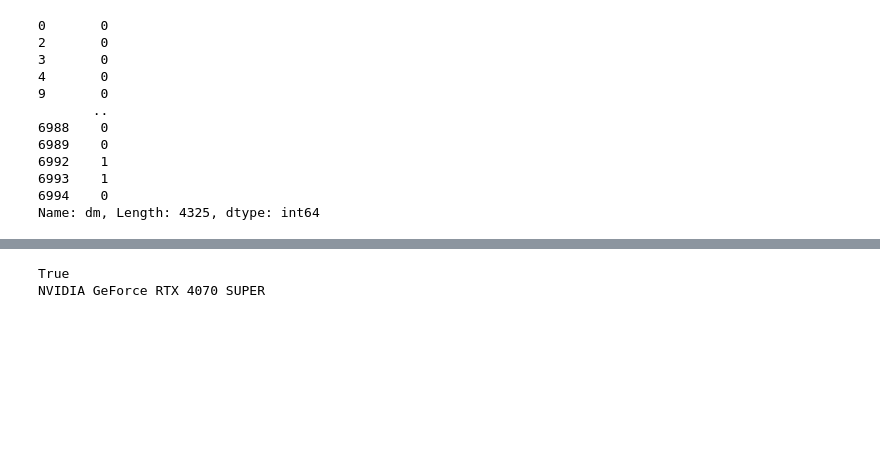
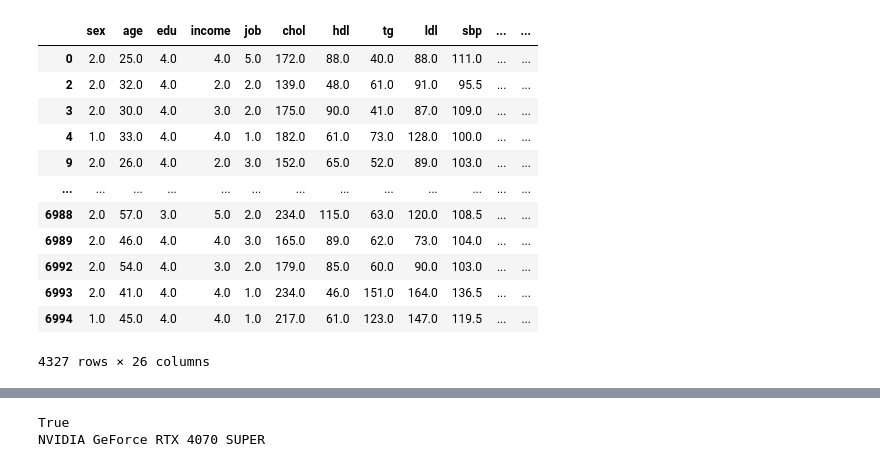
Before and after one commit to thomasjunwon/T2D_AI_research, a Jupyter notebook: model/TabPFN scoring.ipynb, the cells around one changed output, grey strips where cells are left out. Saved outputs shown, nothing was run; the diff lists cells and outputs as text; code cells hidden in the pictures; blank space fills up the shorter version.

```diff
--- a/model/TabPFN scoring.ipynb
+++ b/model/TabPFN scoring.ipynb
@@ -31,18 +31,19 @@ X.shape
 # %%
-df['dm']
+X.drop(columns=['hba1c','glu'])
 # %% [output]
+|  | sex | age | edu | income | job | chol | hdl | tg | ldl | sbp | ... | ... |
+| 0 | 2.0 | 25.0 | 4.0 | 4.0 | 5.0 | 172.0 | 88.0 | 40.0 | 88.0 | 111.0 | ... | ... |
+| 2 | 2.0 | 32.0 | 4.0 | 2.0 | 2.0 | 139.0 | 48.0 | 61.0 | 91.0 | 95.5 | ... | ... |
+| 3 | 2.0 | 30.0 | 4.0 | 3.0 | 2.0 | 175.0 | 90.0 | 41.0 | 87.0 | 109.0 | ... | ... |
+| 4 | 1.0 | 33.0 | 4.0 | 4.0 | 1.0 | 182.0 | 61.0 | 73.0 | 128.0 | 100.0 | ... | ... |
+| 9 | 2.0 | 26.0 | 4.0 | 2.0 | 3.0 | 152.0 | 65.0 | 52.0 | 89.0 | 103.0 | ... | ... |
+| ... | ... | ... | ... | ... | ... | ... | ... | ... | ... | ... | ... | ... |
+| 6988 | 2.0 | 57.0 | 3.0 | 5.0 | 2.0 | 234.0 | 115.0 | 63.0 | 120.0 | 108.5 | ... | ... |
+| 6989 | 2.0 | 46.0 | 4.0 | 4.0 | 3.0 | 165.0 | 89.0 | 62.0 | 73.0 | 104.0 | ... | ... |
+| 6992 | 2.0 | 54.0 | 4.0 | 3.0 | 2.0 | 179.0 | 85.0 | 60.0 | 90.0 | 103.0 | ... | ... |
+| 6993 | 2.0 | 41.0 | 4.0 | 4.0 | 1.0 | 234.0 | 46.0 | 151.0 | 164.0 | 136.5 | ... | ... |
+| 6994 | 1.0 | 45.0 | 4.0 | 4.0 | 1.0 | 217.0 | 61.0 | 123.0 | 147.0 | 119.5 | ... | ... |
-0       0
-2       0
-3       0
-4       0
-9       0
-       ..
-6988    0
-6989    0
-6992    1
-6993    1
-6994    0
-Name: dm, Length: 4325, dtype: int64
+4327 rows × 26 columns
 # %%
 y.shape
 # %% [output]
```
Also changed, not shown: parts of 5 cells of this notebook, 2 other files.
